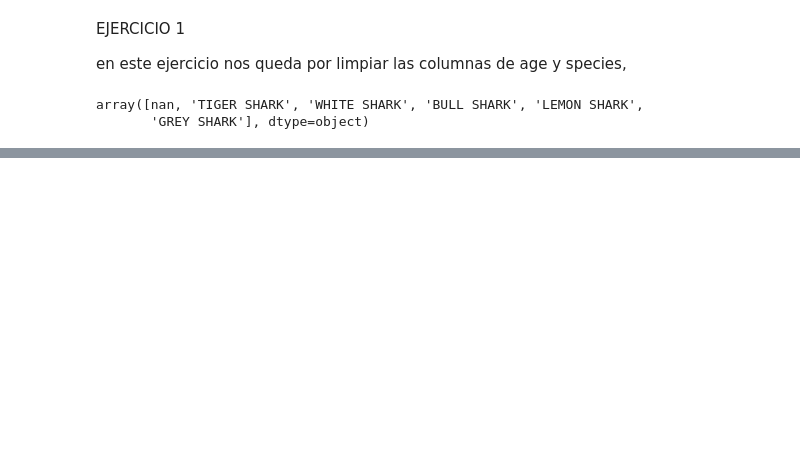
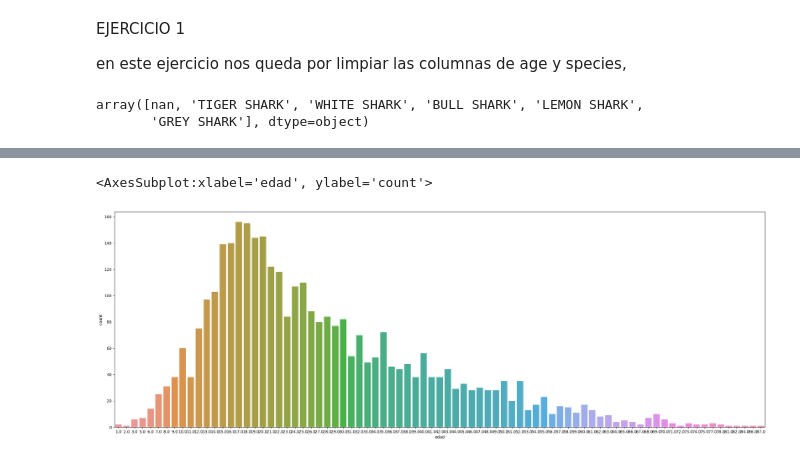
Before and after one commit to Adalab/DA-promo-b-modulo-2-sprint-2-Natalia-Ana, a Jupyter notebook: Limpieza/pair-programming-2-limpieza-II/pair-programming-limpieza-II.ipynb, the cells around one changed output, grey strips where cells are left out. Drawn from its saved outputs; the diff is of its cells as text; code cells hidden in the pictures; blank space fills up the shorter version.

```diff
--- a/Limpieza/pair-programming-2-limpieza-II/pair-programming-limpieza-II.ipynb
+++ b/Limpieza/pair-programming-2-limpieza-II/pair-programming-limpieza-II.ipynb
@@ -31,0 +123,2 @@ Index(['case_number', 'year', 'type', 'country', 'area', 'location',
+# %%
+df2 = pd.read_csv('prueba.csv', na_values=[pd.NA]).fillna(np.nan)
@@ -31,0 +143,8 @@ Index(['case_number', 'year', 'type', 'country', 'area', 'location',
+# %%
+
+plt.figure(figsize=(30,10))
+
+sns.countplot(data=df2, x='edad')
+# %% [output]
+<AxesSubplot:xlabel='edad', ylabel='count'>
+[figure, added]
```
Also changed, not shown: parts of 19 cells of this notebook, 3 other files.
